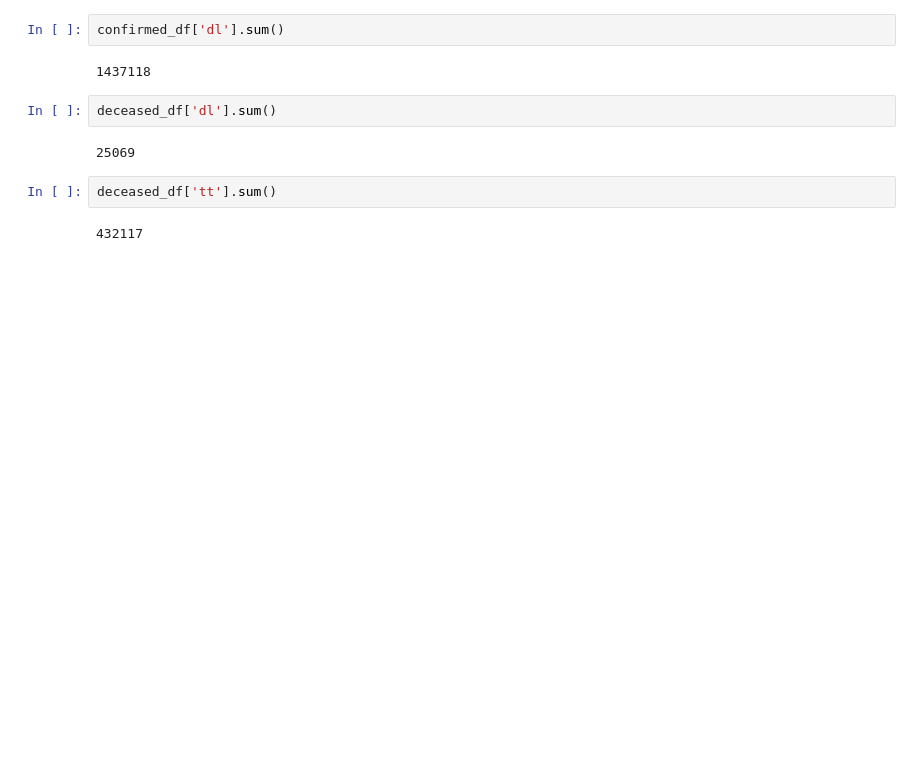
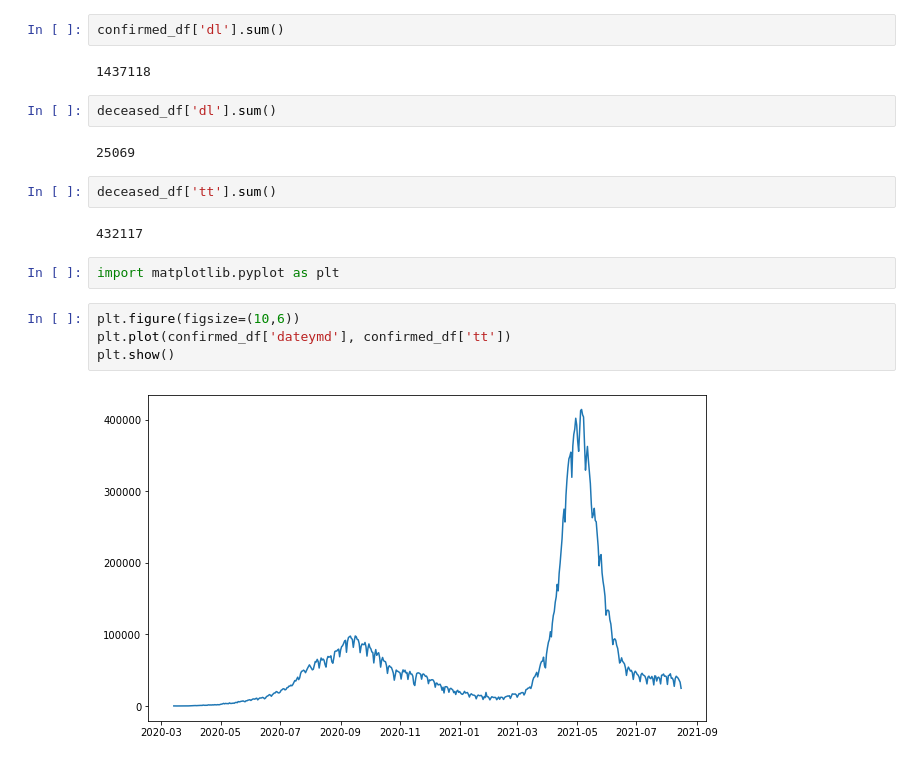
Before and after one commit to ravi4all/ML_May_WE_22, a Jupyter notebook: Data Analysis/CovidDataAnalysis.ipynb, the cells around one changed output. Saved outputs shown, nothing was run; the diff lists cells and outputs as text; blank space fills up the shorter version.

```diff
--- a/Data Analysis/CovidDataAnalysis.ipynb
+++ b/Data Analysis/CovidDataAnalysis.ipynb
@@ -70,3 +70,11 @@ deceased_df['dl'].sum()
 deceased_df['tt'].sum()
 # %% [output]
 432117
+# %%
+import matplotlib.pyplot as plt
+# %%
+plt.figure(figsize=(10,6))
+plt.plot(confirmed_df['dateymd'], confirmed_df['tt'])
+plt.show()
+# %% [output]
+[figure, added]
```
Also changed, not shown: parts of 4 cells of this notebook, 1 other file.
